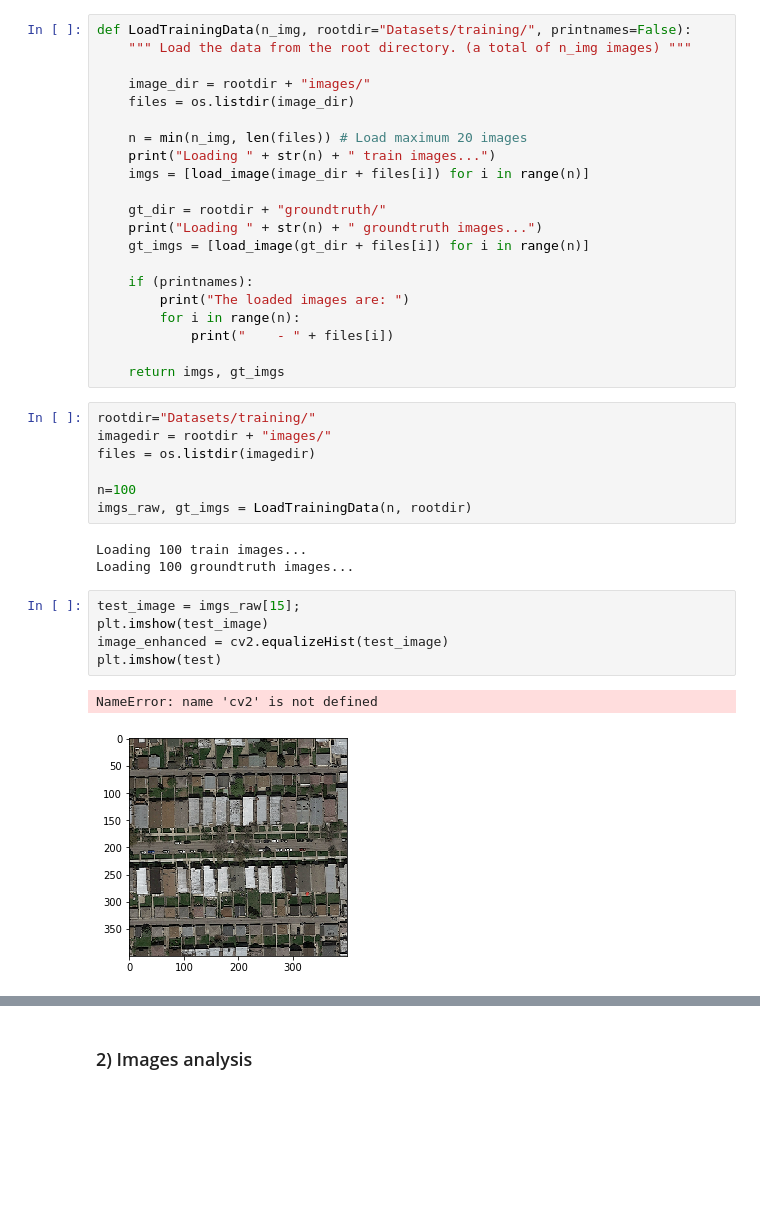
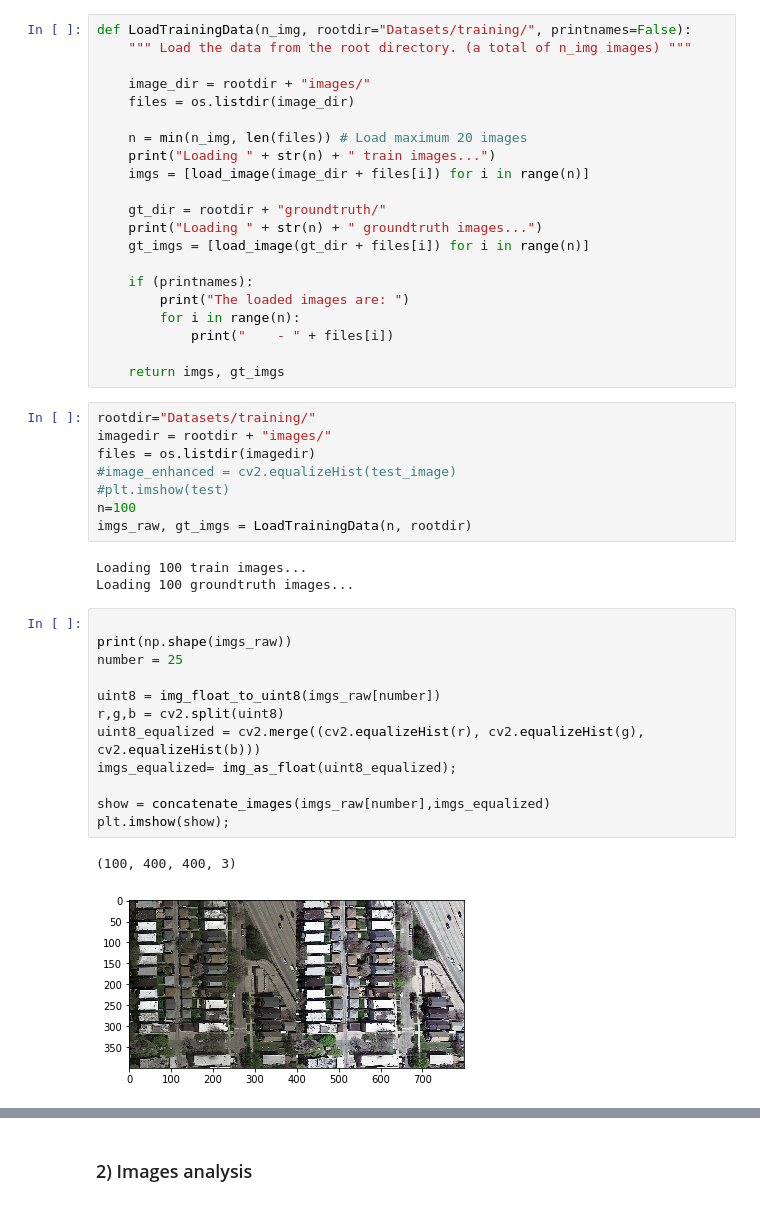
Before and after one commit to emdezla/RoadSegmentation, a Jupyter notebook: Emilio/LogisticRegression.ipynb, the cells around one changed output, grey strips where cells are left out. Drawn from its saved outputs; the diff is of its cells as text; blank space fills up the shorter version.

```diff
--- a/Emilio/LogisticRegression.ipynb
+++ b/Emilio/LogisticRegression.ipynb
@@ -47,17 +49,25 @@ def LoadTrainingData(n_img, rootdir="Datasets/training/", printnames=False):
 rootdir="Datasets/training/"
 imagedir = rootdir + "images/"
 files = os.listdir(imagedir)
-
+#image_enhanced = cv2.equalizeHist(test_image)
+#plt.imshow(test)
 n=100
 imgs_raw, gt_imgs = LoadTrainingData(n, rootdir)
 # %% [output]
 Loading 100 train images...
 Loading 100 groundtruth images...
-# %%
-test_image = imgs_raw[15];
-plt.imshow(test_image)
-image_enhanced = cv2.equalizeHist(test_image)
-plt.imshow(test)
-# %% [output]
-NameError: name 'cv2' is not defined
-[figure, removed]
+# %%
+
+print(np.shape(imgs_raw))
+number = 25
+
+uint8 = img_float_to_uint8(imgs_raw[number])
+r,g,b = cv2.split(uint8)
+uint8_equalized = cv2.merge((cv2.equalizeHist(r), cv2.equalizeHist(g), cv2.equalizeHist(b)))
+imgs_equalized= img_as_float(uint8_equalized);
+
+show = concatenate_images(imgs_raw[number],imgs_equalized)
+plt.imshow(show);
+# %% [output]
+(100, 400, 400, 3)
+[figure, added]
```
Also changed, not shown: parts of 6 cells of this notebook.
